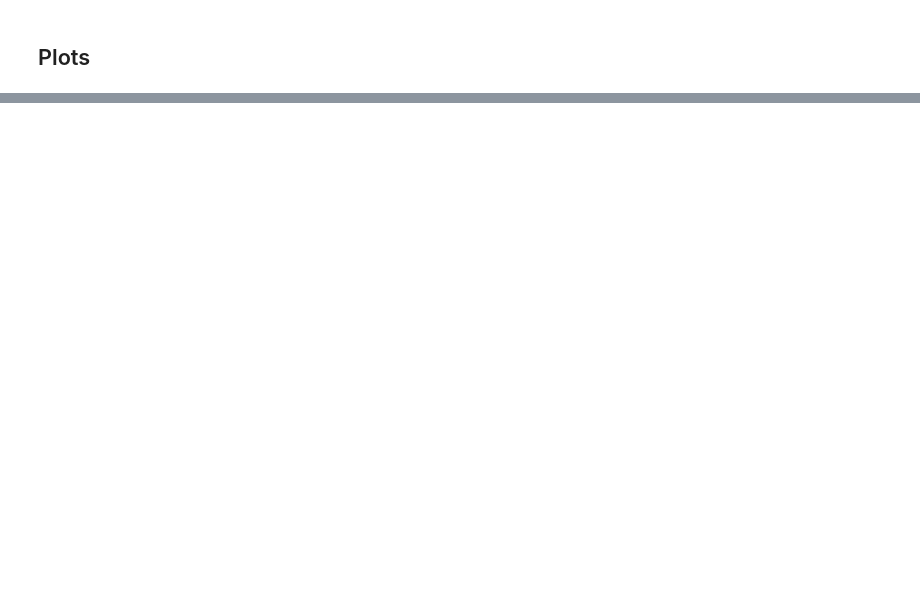
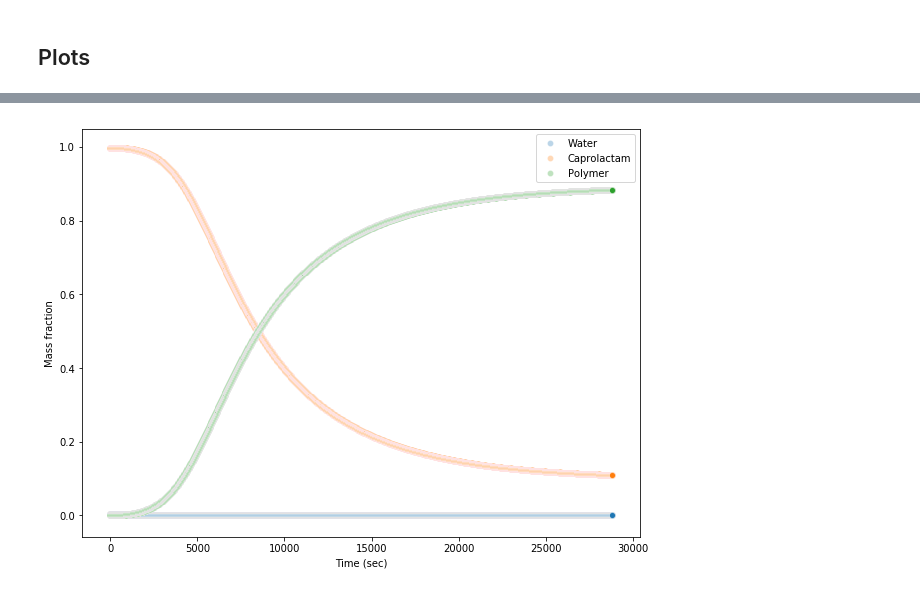
Before and after one commit to cir26/batch-sim, a Jupyter notebook: FiniteDiff_Nylon6_SIM.ipynb, the cells around one changed output, grey strips where cells are left out. Saved outputs shown, nothing was run; the diff lists cells and outputs as text; code cells hidden in the pictures; blank space fills up the shorter version.

```diff
--- a/FiniteDiff_Nylon6_SIM.ipynb
+++ b/FiniteDiff_Nylon6_SIM.ipynb
@@ -149 +175,9 @@ def nextTCHA(dt,index):
+# %%
+# initial mass charge (kg)
+W_mass=1.5
+CL_mass=(W_mass)*450
+AA_mass=(CL_mass)*0.004/1000
+CHA_mass=(CL_mass)*0.004*(5/3)/1000
+
+total_mass = W_mass+CL_mass+AA_mass+CHA_mass
 # %%
@@ -228,0 +343,13 @@ df = pd.DataFrame({'t':t,
+# %%
+# plot polymer mass fraction as a function of time for each significant species
+fig,ax = plt.subplots(figsize=(10,7.5))
+sns.scatterplot(x="t", y="X_w", data=df,ax=ax,label="Water",alpha=0.3)
+sns.scatterplot(x="t", y="X_c", data=df,ax=ax,label="Caprolactam",alpha=0.3)
+sns.scatterplot(x="t", y="X_p", data=df,ax=ax,label="Polymer",alpha=0.3)
+plt.ylabel("Mass fraction")
+plt.xlabel("Time (sec)")
+#plt.xlim(0,21600)
+plt.legend()
+plt.show()
+# %% [output]
+[figure, added]
```
Also changed, not shown: parts of 23 cells of this notebook, 1 other file.
